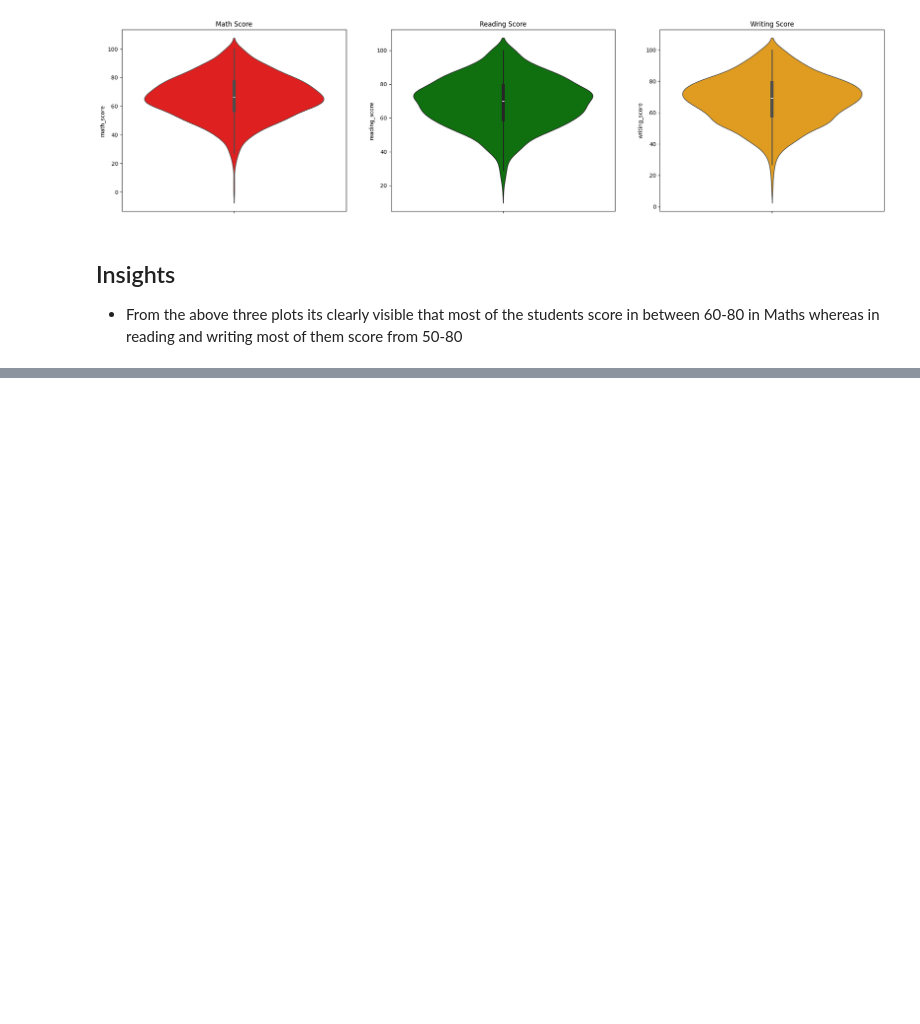
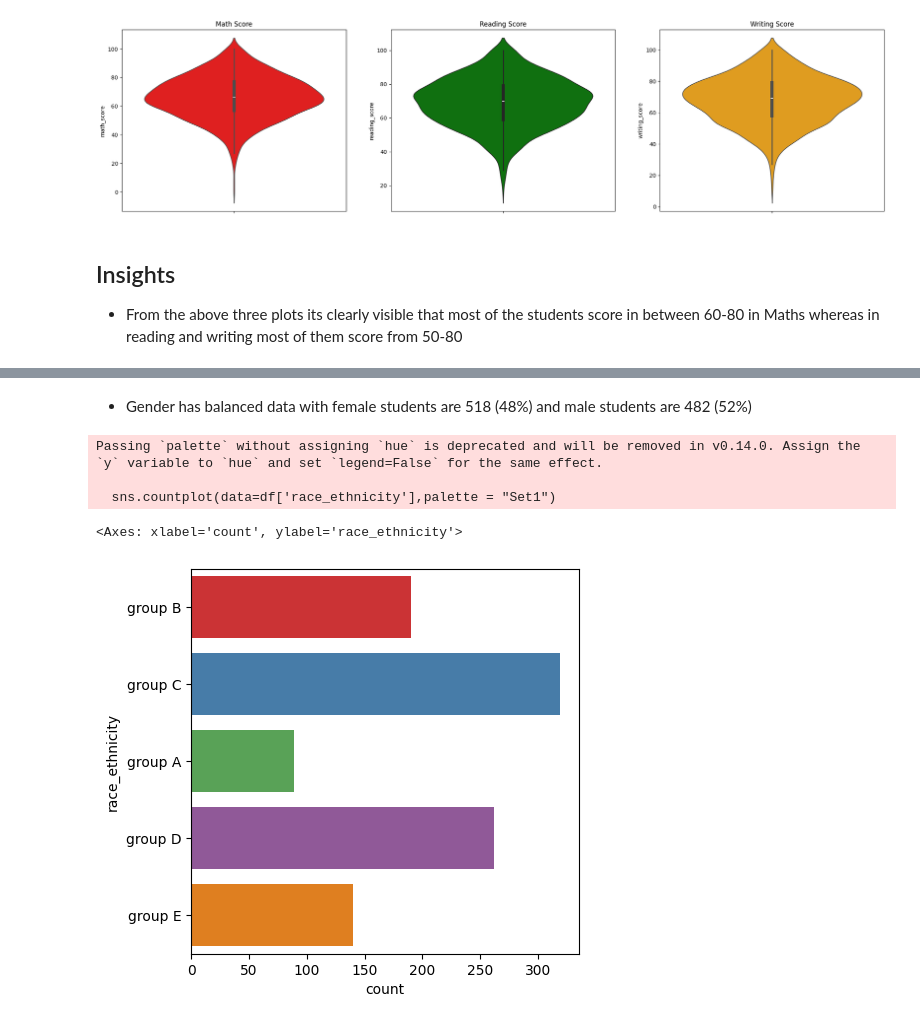
Before and after one commit to Gopalakrishana-DS/Machine_learning_Project, a Jupyter notebook: notebook/EDA.ipynb, the cells around one changed output, grey strips where cells are left out. Saved outputs shown, nothing was run; the diff lists cells and outputs as text; code cells hidden in the pictures; blank space fills up the shorter version.

```diff
--- a/notebook/EDA.ipynb
+++ b/notebook/EDA.ipynb
@@ -263,0 +334,11 @@ plt.show()
+# %% [markdown]
+- Gender has balanced data with female students are 518 (48%) and male students are 482 (52%)
+# %%
+plt.figure(figsize=(5, 5))
+sns.countplot(data=df['race_ethnicity'],palette = "Set1")
+# %% [output]
+Passing `palette` without assigning `hue` is deprecated and will be removed in v0.14.0. Assign the `y` variable to `hue` and set `legend=False` for the same effect.
+
+  sns.countplot(data=df['race_ethnicity'],palette = "Set1")
+<Axes: xlabel='count', ylabel='race_ethnicity'>
+[figure, added]
```
Also changed, not shown: parts of 18 cells of this notebook, 6 other files.
